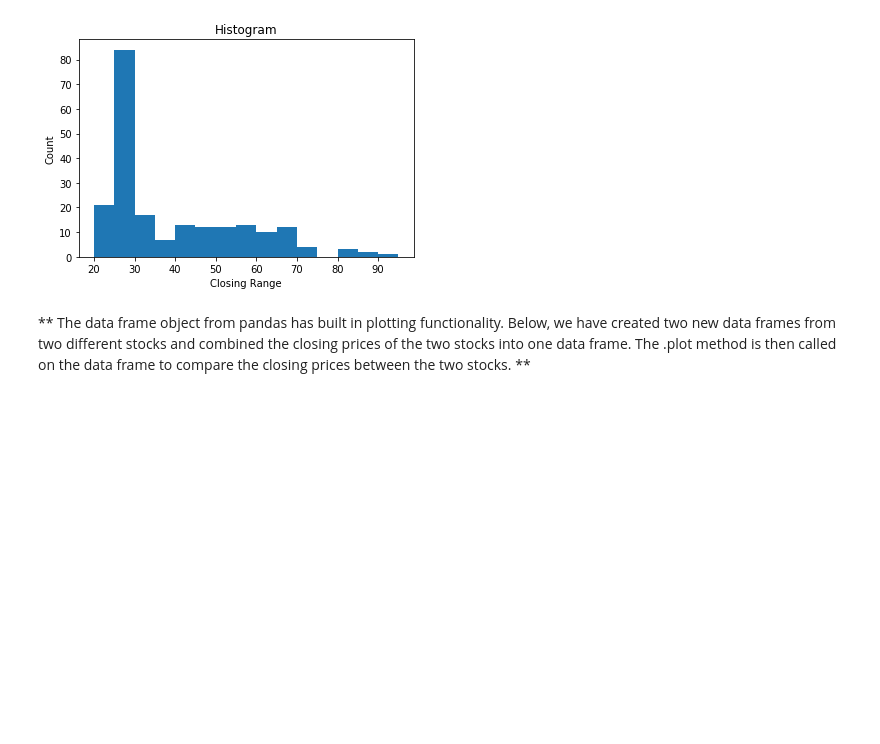
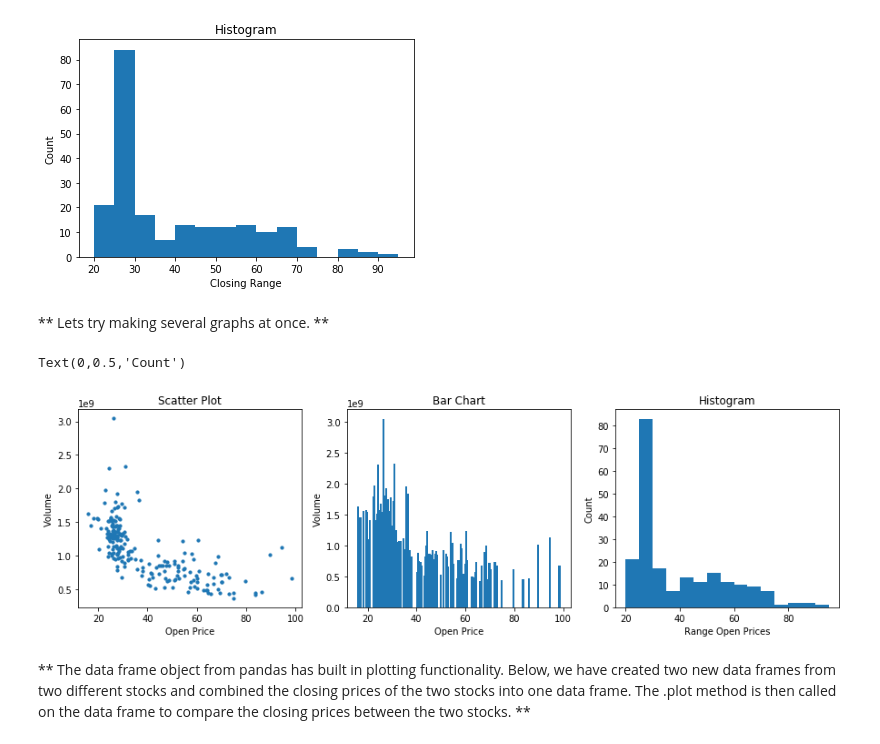
Before and after one commit to soft-eng-practicum/MLStocks, a Jupyter notebook: Section_6/Section_6.ipynb, the cells around one changed output. Cells and saved outputs as stored; diff of their text form; code cells hidden in the pictures; blank space fills up the shorter version.

```diff
--- a/Section_6/Section_6.ipynb
+++ b/Section_6/Section_6.ipynb
@@ -8,7 +8,7 @@
 import pandas as pd
 
 # Loads the data set into the data frame using the time stamp as the index
-stock_data = pandas.read_csv("example.csv", index_col='timestamp', parse_dates=True)
+stock_data = pd.read_csv("example.csv", index_col='timestamp', parse_dates=True)
 
 # Reverse the Data frame
 stock_data = stock_data.iloc[::-1]
@@ -103,6 +108,45 @@ plt.show()
 plt.close()
 # %% [output]
 [figure]
+# %% [markdown]
+** Lets try making several graphs at once. **
+# %%
+# .subplots returns the figure and the specified amount of axes
+# param nrows is the number of rows for the charts to occupy, ncols is the number of columns for the charts to occupy
+# (ncols * nrows) should match the number of Axes you desire
+
+figure, (axes_1, axes_2, axes_3) = plt.subplots(nrows = 1, ncols=3, figsize=(15, 4))
+
+# Here was are using the scatter function directly on axes 1 to create a scatter plot
+axes_1.scatter(stock_data['open'], stock_data['volume'], s = 10)
+
+# You must use the setter methods when interacting with an Axes directly.
+axes_1.set_title("Scatter Plot")
+
+axes_1.set_xlabel("Open Price")
+
+axes_1.set_ylabel("Volume")
+
+# Here was are using the scatter function directly on axes 2 to create a bar chart
+axes_2.bar(stock_data['open'], stock_data['volume'])
+
+axes_2.set_title("Bar Chart")
+
+axes_2.set_xlabel("Open Price")
+
+axes_2.set_ylabel("Volume")
+
+# Here was are using the scatter function directly on axes 3 to create a histogram
+axes_3.hist(stock_data['open'], bins)
+
+axes_3.set_title("Histogram")
+
+axes_3.set_xlabel("Range Open Prices")
+
+axes_3.set_ylabel("Count")
+# %% [output]
+Text(0,0.5,'Count')
+[figure, added]
 # %% [markdown]
 ** The data frame object from pandas has built in plotting functionality. Below, we have created two new data frames from two different stocks and combined the closing prices of the two stocks into one data frame. The .plot method is then called on the data frame to compare the closing prices between the two stocks. **
 # %%
```
Also changed, not shown: parts of 3 cells of this notebook.
